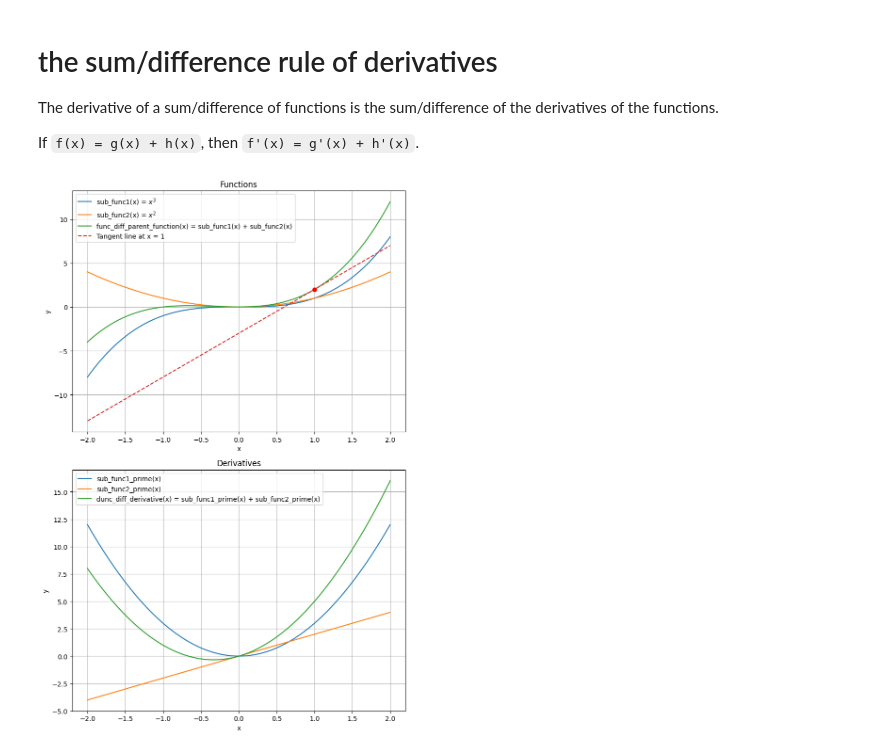
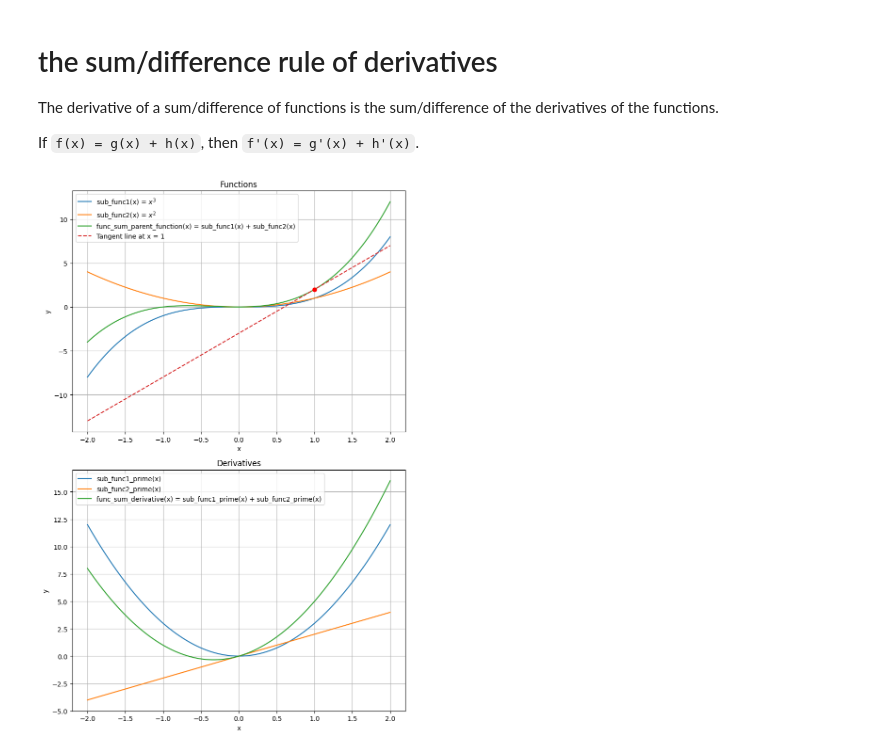
Before and after one commit to yactouat/learning_AI, a Jupyter notebook: notebooks/derivatives-refresher.ipynb, the cells around one changed output. Saved outputs shown, nothing was run; the diff lists cells and outputs as text; code cells hidden in the pictures.

Commit message:
refreshing outputs for the sum/difference rule (derivatives)

```diff
--- a/notebooks/derivatives-refresher.ipynb
+++ b/notebooks/derivatives-refresher.ipynb
@@ -148,19 +148,19 @@ def sub_func1(x):
     return x ** 3
 def sub_func2(x):
     return x ** 2
-def func_diff_parent_function(x):
-    return sub_func1(x) + sub_func2(x)  # This is func_diff_parent_function(x) = sub_func1(x) + sub_func2(x)
+def func_sum_parent_function(x):
+    return sub_func1(x) + sub_func2(x)  # This is func_sum_parent_function(x) = sub_func1(x) + sub_func2(x)
 
 # Define the derivatives
 def sub_func1_prime(x):
     return 3 * x ** 2  # This is sub_func1_prime(x)
 def sub_func2_prime(x):
     return 2 * x  # This is sub_func2_prime(x)
-def func_diff_derivative(x):
-    return sub_func1_prime(x) + sub_func2_prime(x)  # This is dunc_diff_derivative(x) = sub_func1_prime(x) + sub_func2_prime(x)
+def func_sum_derivative(x):
+    return sub_func1_prime(x) + sub_func2_prime(x)  # This is func_sum_derivative(x) = sub_func1_prime(x) + sub_func2_prime(x)
 
 def tangent_line_sum_diff_rule(x, a):
-    return func_diff_derivative(a) * (x - a) + func_diff_parent_function(a)
+    return func_sum_derivative(a) * (x - a) + func_sum_parent_function(a)
 
 # Create an array of x values
 x = np.linspace(-2, 2, 400)
@@ -168,40 +168,40 @@ x = np.linspace(-2, 2, 400)
 # Generate y values for the functions and their derivatives
 sub_func1_y = sub_func1(x)
 sub_func2_y = sub_func2(x)
-func_diff_parent_function_y = func_diff_parent_function(x)
+func_sum_parent_function_y = func_sum_parent_function(x)
 sub_func1_prime_y = sub_func1_prime(x)
 sub_func2_prime_y = sub_func2_prime(x)
-func_diff_derivative_y = func_diff_derivative(x)
+func_sum_derivative_y = func_sum_derivative(x)
 
 # Generate y values for the tangent line at point x = 1
 sum_diff_tangent_y = tangent_line_sum_diff_rule(x, 1)
 
 # Create the plots
 fig, axs = plt.subplots(2, figsize=(8, 12))
 
 # Plot the functions
 axs[0].plot(x, sub_func1_y, label="sub_func1(x) = $x^3$")
 axs[0].plot(x, sub_func2_y, label="sub_func2(x) = $x^2$")
-axs[0].plot(x, func_diff_parent_function_y, label="func_diff_parent_function(x) = sub_func1(x) + sub_func2(x)")
+axs[0].plot(x, func_sum_parent_function_y, label="func_sum_parent_function(x) = sub_func1(x) + sub_func2(x)")
 axs[0].plot(x, sum_diff_tangent_y, label='Tangent line at x = {}'.format(1), linestyle='--')  # tangent line
-axs[0].plot(1, func_diff_parent_function(1), 'ro')  # selected point of tangency for this example
+axs[0].plot(1, func_sum_parent_function(1), 'ro')  # selected point of tangency for this example
 axs[0].legend()
 axs[0].grid(True)
 axs[0].set_title("Functions")
 axs[0].set_xlabel("x")
 axs[0].set_ylabel("y")
 
 # Plot the derivatives
 axs[1].plot(x, sub_func1_prime_y, label="sub_func1_prime(x)")
 axs[1].plot(x, sub_func2_prime_y, label="sub_func2_prime(x)")
-axs[1].plot(x, func_diff_derivative_y, label="dunc_diff_derivative(x) = sub_func1_prime(x) + sub_func2_prime(x)")
+axs[1].plot(x, func_sum_derivative_y, label="func_sum_derivative(x) = sub_func1_prime(x) + sub_func2_prime(x)")
 axs[1].legend()
 axs[1].grid(True)
 axs[1].set_title("Derivatives")
 axs[1].set_xlabel("x")
 axs[1].set_ylabel("y")
 
 plt.tight_layout()
 plt.show()
 # %% [output]
-[figure, old version]
+[figure, new version]
```
